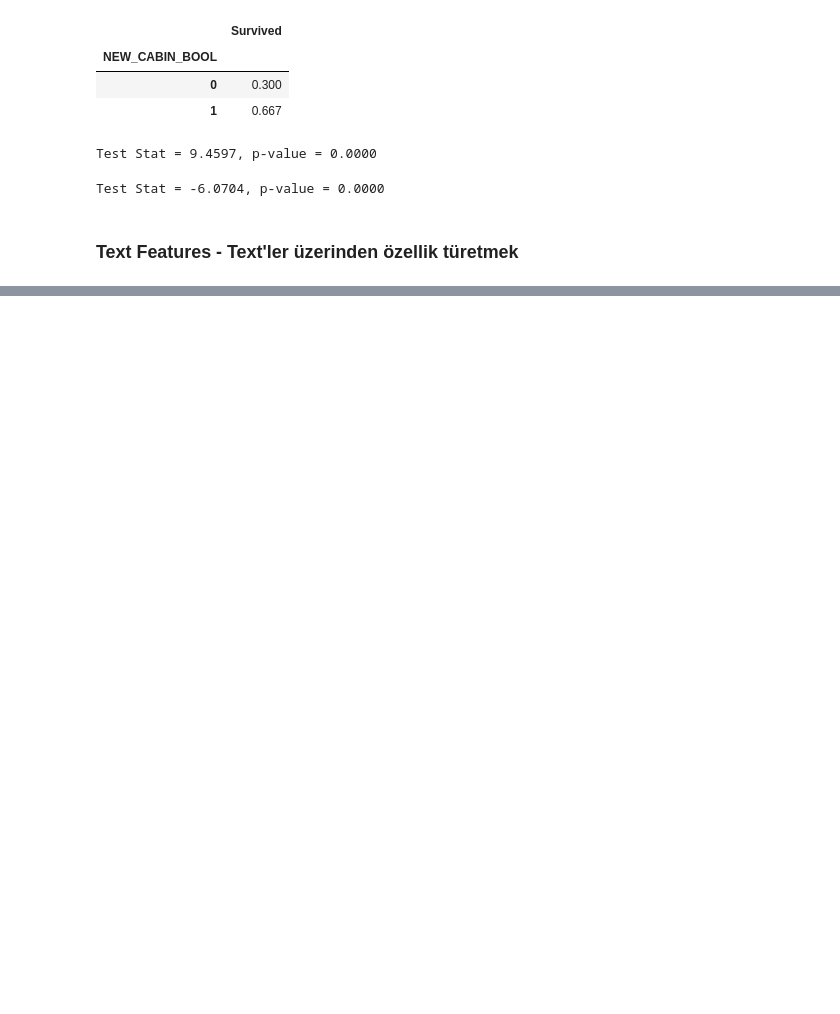
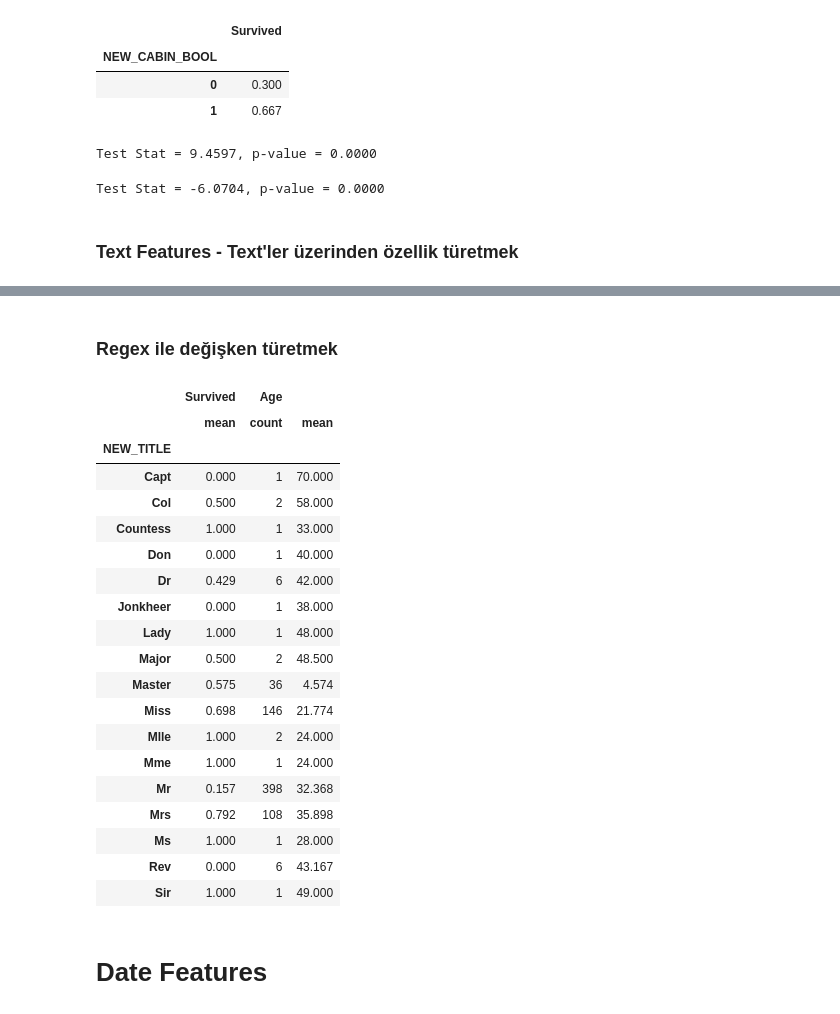
Before and after one commit to berkcangumusisik/MiuulYazKampi, a Jupyter notebook: Özellik Mühendisliği/FeatureExctraction.ipynb, the cells around one changed output, grey strips where cells are left out. Cells and saved outputs as stored; diff of their text form; code cells hidden in the pictures; blank space fills up the shorter version.

```diff
--- a/Özellik Mühendisliği/FeatureExctraction.ipynb
+++ b/Özellik Mühendisliği/FeatureExctraction.ipynb
@@ -102,3 +102,6 @@ print('Test Stat = %.4f, p-value = %.4f' % (test_stat, pvalue))
 Test Stat = -6.0704, p-value = 0.0000
 # %% [markdown]
 ### Text Features - Text'ler üzerinden özellik türetmek
+# %%
+df = load()
+df.head()
@@ -104,0 +117,3 @@ Test Stat = -6.0704, p-value = 0.0000
+# %%
+df["NEW_NAME_COUNT"] = df["Name"].str.len() #str.len() ile name alanının kaç karakter olduğunu buluyoruz.
+df.head()
@@ -104,0 +129,3 @@ Test Stat = -6.0704, p-value = 0.0000
+# %%
+df["NEW_NAME_WORD_COUNT"] = df["Name"].apply(lambda x: len(str(x).split(" "))) #name alanının kaç kelime olduğunu buluyoruz.
+df.head()
@@ -104,0 +141,3 @@ Test Stat = -6.0704, p-value = 0.0000
+# %%
+df["NEW_NAME_DR"] = df["Name"].apply(lambda x: len([x for x in x.split() if x.startswith("Dr")]))
+df.head()
@@ -104,0 +159,28 @@ Test Stat = -6.0704, p-value = 0.0000
+# %% [markdown]
+### Regex ile değişken türetmek
+# %%
+df['NEW_TITLE'] = df.Name.str.extract(' ([A-Za-z]+)\.', expand=False)
+df[["NEW_TITLE", "Survived", "Age"]].groupby(["NEW_TITLE"]).agg({"Survived": "mean", "Age": ["count", "mean"]})
+# %% [output]
+|  | Survived | Age |  |
+|  | mean | count | mean |
+| NEW_TITLE |  |  |  |
+| Capt | 0.000 | 1 | 70.000 |
+| Col | 0.500 | 2 | 58.000 |
+| Countess | 1.000 | 1 | 33.000 |
+| Don | 0.000 | 1 | 40.000 |
+| Dr | 0.429 | 6 | 42.000 |
+| Jonkheer | 0.000 | 1 | 38.000 |
+| Lady | 1.000 | 1 | 48.000 |
+| Major | 0.500 | 2 | 48.500 |
+| Master | 0.575 | 36 | 4.574 |
+| Miss | 0.698 | 146 | 21.774 |
+| Mlle | 1.000 | 2 | 24.000 |
+| Mme | 1.000 | 1 | 24.000 |
+| Mr | 0.157 | 398 | 32.368 |
+| Mrs | 0.792 | 108 | 35.898 |
+| Ms | 1.000 | 1 | 28.000 |
+| Rev | 0.000 | 6 | 43.167 |
+| Sir | 1.000 | 1 | 49.000 |
+# %% [markdown]
+# Date Features
```
Also changed, not shown: parts of 27 cells of this notebook, 4 other files.
